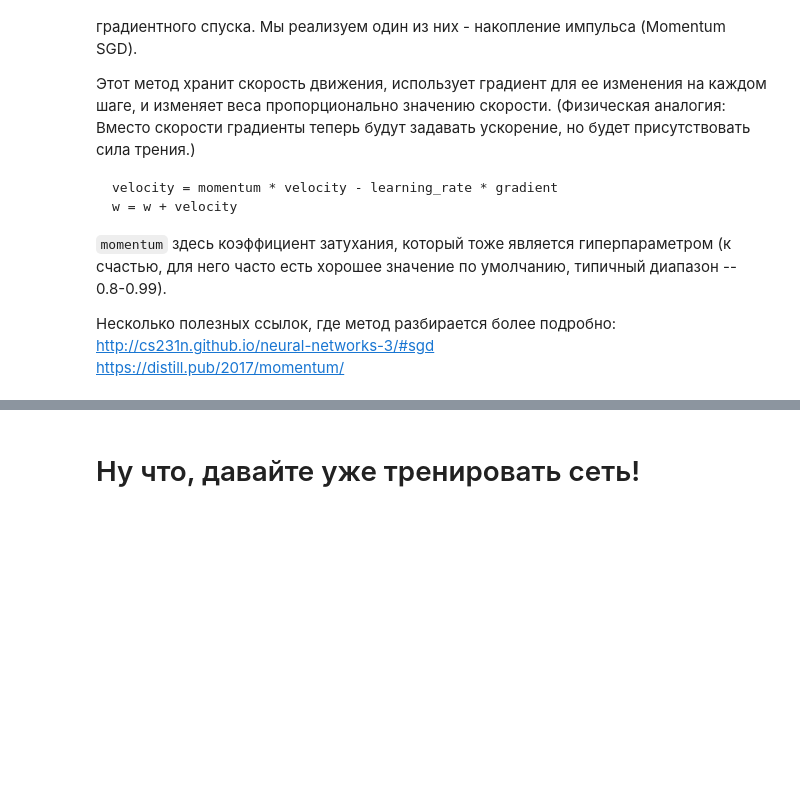
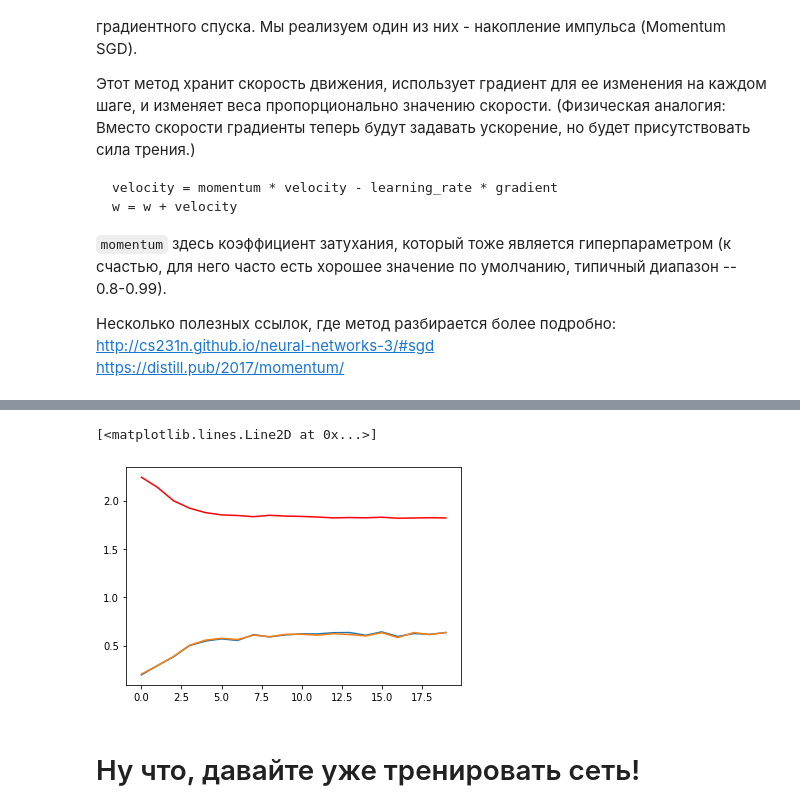
Before and after one commit to BearingBall/dlcourse_ai-master, a Jupyter notebook: assignments/assignment2/Neural Network.ipynb, the cells around one changed output, grey strips where cells are left out. Cells and saved outputs as stored; diff of their text form; code cells hidden in the pictures; blank space fills up the shorter version.

```diff
--- a/assignments/assignment2/Neural Network.ipynb
+++ b/assignments/assignment2/Neural Network.ipynb
@@ -165,9 +246,9 @@ https://distill.pub/2017/momentum/
 # %%
 # TODO: Implement MomentumSGD.update function in optim.py
 
-model = TwoLayerNet(n_input = train_X.shape[1], n_output = 10, hidden_layer_size = 100, reg = 1e-1)
+model = TwoLayerNet(n_input = train_X.shape[1], n_output = 10, hidden_layer_size = 100, reg = 1e-2)
 dataset = Dataset(train_X, train_y, val_X, val_y)
-trainer = Trainer(model, dataset, MomentumSGD(), learning_rate=1e-4, learning_rate_decay=0.99)
+trainer = Trainer(model, dataset, MomentumSGD(), learning_rate=1e-2, learning_rate_decay=0.99)
 
 # You should see even better results than before!
 loss_history, train_history, val_history = trainer.fit()
@@ -174,3 +276,10 @@ loss_history, train_history, val_history = trainer.fit()
+# %%
+plt.plot(train_history)
+plt.plot(loss_history, 'r')
+plt.plot(val_history)
+# %% [output]
+[<matplotlib.lines.Line2D at 0x...>]
+[figure, added]
 # %% [markdown]
 # Ну что, давайте уже тренировать сеть!
 # %% [markdown]
```
Also changed, not shown: parts of 16 cells of this notebook, 6 other files.
